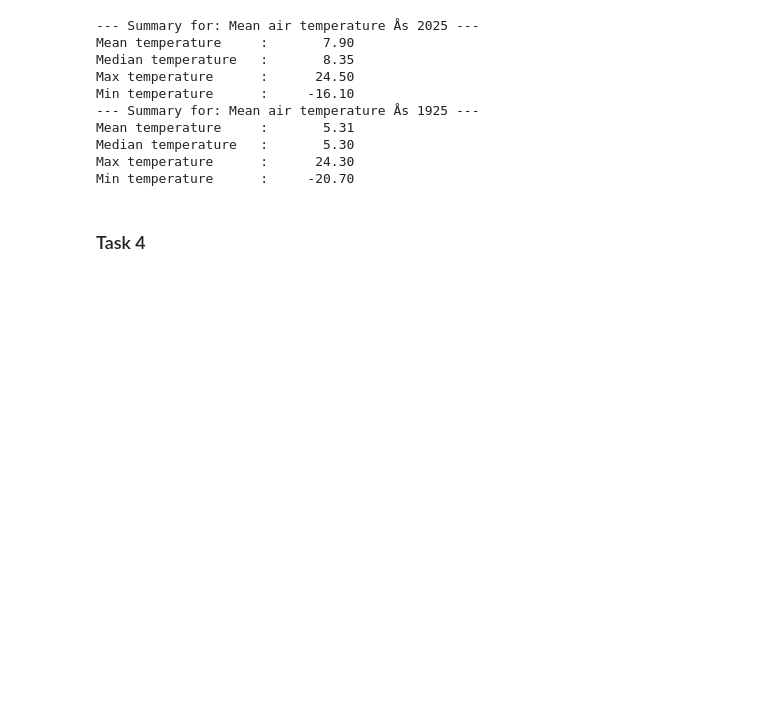
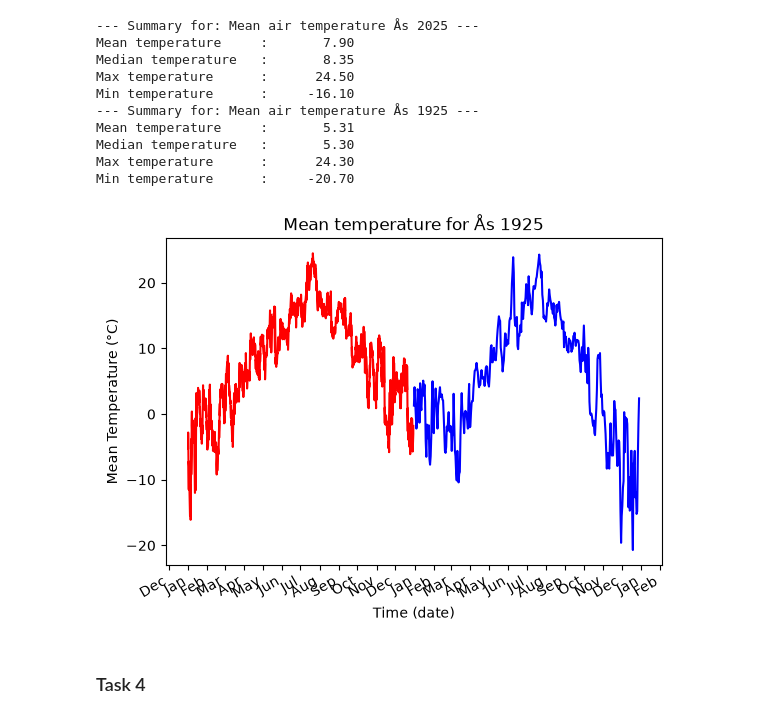
Before and after one commit to Dirven418/Deliverable1, a Jupyter notebook: weather.ipynb, the cells around one changed output. Cells and saved outputs as stored; diff of their text form; code cells hidden in the pictures; blank space fills up the shorter version.

```diff
--- a/weather.ipynb
+++ b/weather.ipynb
@@ -232,6 +235,36 @@ Mean temperature     :       5.31
 Median temperature   :       5.30
 Max temperature      :      24.30
 Min temperature      :     -20.70
+# %%
+# Create a plot with 2 verticle stacked subplots
+fig, ax = plt.subplots()
+
+# Create the mean air temperature plot
+ax.plot(pd.to_datetime(df_mean["referenceTime"]), df_mean["value"], color="red")
+ax.plot(pd.to_datetime(df_mean_1925["referenceTime"]), df_mean_1925["value"], color="blue")
+
+# Label and adjust the axis and title the plot
+ax.set_ylabel("Mean Temperature (°C)")
+ax.set_xlabel("Time (yy-mmm)")
+ax.set_title("Mean temperature for Ås 2025")
+
+ax.set_ylabel("Mean Temperature (°C)")
+ax.set_xlabel("Time (date)")
+ax.set_title("Mean temperature for Ås 1925")
+
+# Adjusting the x axis labeling scale to only mark the months
+ax.xaxis.set_major_locator(mdates.MonthLocator())
+ax.xaxis.set_major_formatter(mdates.DateFormatter("%b"))
+
+
+
+# Add a slight rotation to the month labels
+fig.autofmt_xdate()
+
+# Shows the plot
+plt.show()
+# %% [output]
+[figure, added]
 # %% [markdown]
 ### Task 4
 # %%
```
Also changed, not shown: parts of 2 cells of this notebook.
